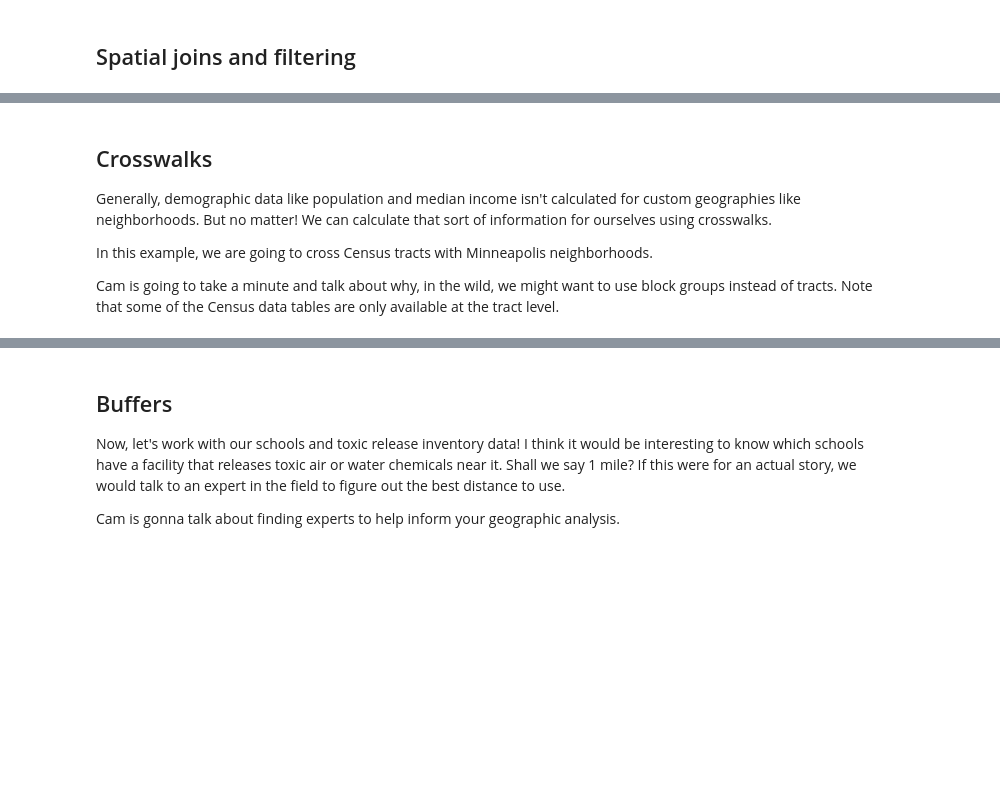
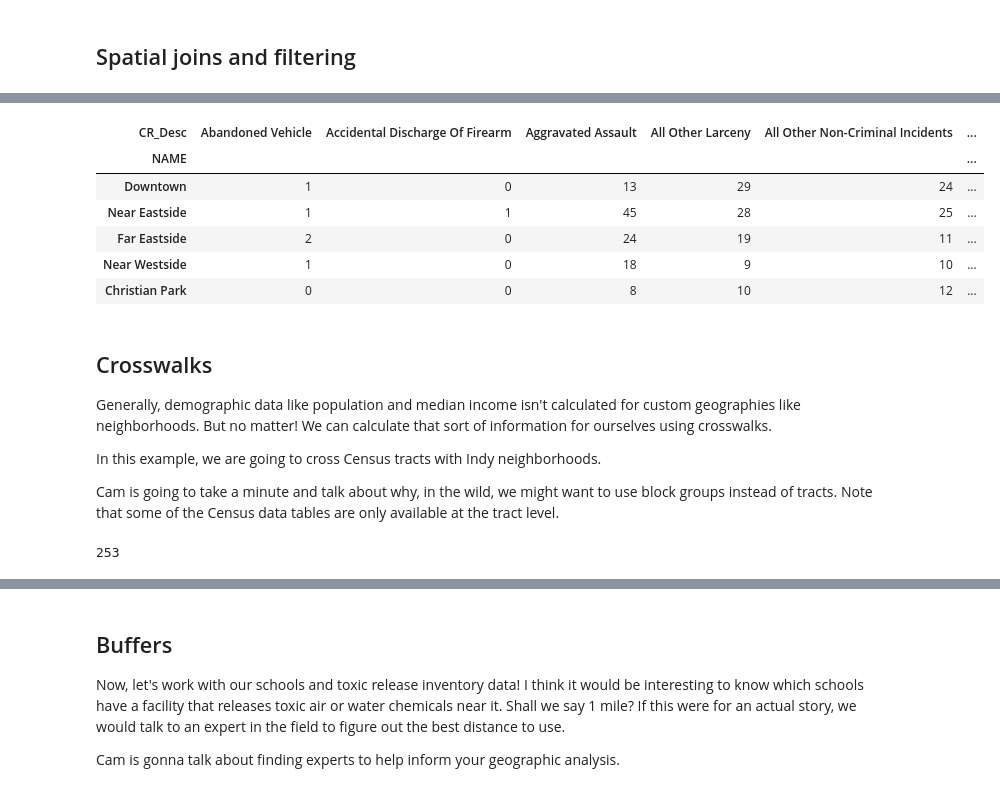
Before and after one commit to akanik/nicar26-scripted-mapping, a Jupyter notebook: code/python-mapping.ipynb, the cells around one changed output, grey strips where cells are left out. Saved outputs shown, nothing was run; the diff lists cells and outputs as text; code cells hidden in the pictures; blank space fills up the shorter version.

```diff
--- a/code/python-mapping.ipynb
+++ b/code/python-mapping.ipynb
@@ -192,21 +253,28 @@ potholes_per_hood.sort_values('potholes',ascending=False).head()
 # %%
-#if we feel like knowing more about the types of potholes in each hood, we can do a pivot_table instead
-potholes_by_hood_type = pd.pivot_table(potholes_in_hoods, index='BDNAME',columns='CASESTATUS',
-                                       values='CASEID',aggfunc='count',fill_value=0).reset_index()
-
-#let's reset the columns names here
-potholes_by_hood_type.rename(columns={0:'closed',1:'open'},inplace=True)
+#if we feel like knowing more about the types of crimes in each hood, we can do a pivot_table instead
+crimes_by_hood_type = pd.pivot_table(crime_in_hoods, index='NAME',columns='CR_Desc',
+                                       values='CaseNum',aggfunc='count',fill_value=0)
 
 #and let's add a total column
-potholes_by_hood_type['total'] = potholes_by_hood_type['closed'] + potholes_by_hood_type['open']
+crimes_by_hood_type['total'] = crimes_by_hood_type.sum(axis=1)
 
-#and display sorted by total
-potholes_by_hood_type.sort_values('total',ascending=False).head()
+# #and display sorted by total
+# crimes_by_hood_type.sort_values('total',ascending=False).head()
+# %%
+crimes_by_hood_type.sort_values('total',ascending=False).head()
+# %% [output]
+| CR_Desc | Abandoned Vehicle | Accidental Discharge Of Firearm | Aggravated Assault | All Other Larceny | All Other Non-Criminal Incidents | ... |
+| NAME |  |  |  |  |  | ... |
+| Downtown | 1 | 0 | 13 | 29 | 24 | ... |
+| Near Eastside | 1 | 1 | 45 | 28 | 25 | ... |
+| Far Eastside | 2 | 0 | 24 | 19 | 11 | ... |
+| Near Westside | 1 | 0 | 18 | 9 | 10 | ... |
+| Christian Park | 0 | 0 | 8 | 10 | 12 | ... |
 # %% [markdown]
 ## Crosswalks
 Generally, demographic data like population and median income isn't calculated for custom geographies like neighborhoods. But no matter! We can calculate that sort of information for ourselves using crosswalks.
 
-In this example, we are going to cross Census tracts with Minneapolis neighborhoods.
+In this example, we are going to cross Census tracts with Indy neighborhoods.
 
 Cam is going to take a minute and talk about why, in the wild, we might want to use block groups instead of tracts. Note that some of the Census data tables are only available at the tract level.
 # %%
@@ -215,17 +283,17 @@ Cam is going to take a minute and talk about why, in the wild, we might want to
 #####################
 
 #make sure we can join on the GEOID cols
-data_2023['GEOID'] = data_2023['GEO_ID'].str.replace('1400000US','')
+census_df['GEOID'] = census_df['GEO_ID'].str.replace('1400000US','')
 
 #join
-tracts_data = tracts.merge(data_2023, on='GEOID', how='left')
+tracts_data = tracts.merge(census_df, on='GEOID', how='left')
 print(len(tracts_data.loc[~tracts_data['pop'].isnull()]))
 
 #we need to make sure both gdfs are in the same projection, but unlike the spatial join
 #we need to make sure that projection uses meters or feet because we'll be calculating area
-#this projection is specific to the Twin Cities area: https://epsg.io/6505
-tracts_data = tracts_data.to_crs(epsg=6505)
-hoods = hoods.to_crs(epsg=6505)
+#this projection is specific to the Twin Cities area: https://epsg.io/2965
+tracts_data = tracts_data.to_crs(epsg=2965)
+hoods = hoods.to_crs(epsg=2965)
 
 #and we'll need to calculate the area of the tracts before and after we do the intersection so we can
 #calculate the actual estimated count of people of different races in each tract segmemt.
@@ -247,9 +315,11 @@ tracts_hoods['post_households'] = tracts_hoods['households'] * tracts_hoods['pct
 tracts_hoods['post_income'] = tracts_hoods['median_income'] * tracts_hoods['pct_area']
 
 #groupby the neighborhood name so we can join back to our neighborhood shapes
-hoods_data = tracts_hoods.groupby('BDNAME').agg({'post_pop':'sum',
-                                                 'post_households':'sum',
-                                                 'post_income':'mean'
-                                                 }).reset_index()
+hoods_data = tracts_hoods.groupby('NAME').agg({'post_pop':'sum',
+                                                'post_households':'sum',
+                                                'post_income':'mean'
+                                                }).reset_index()
+# %% [output]
+253
 # %%
 hoods_data.head()
```
Also changed, not shown: parts of 27 cells of this notebook, 6 other files.
